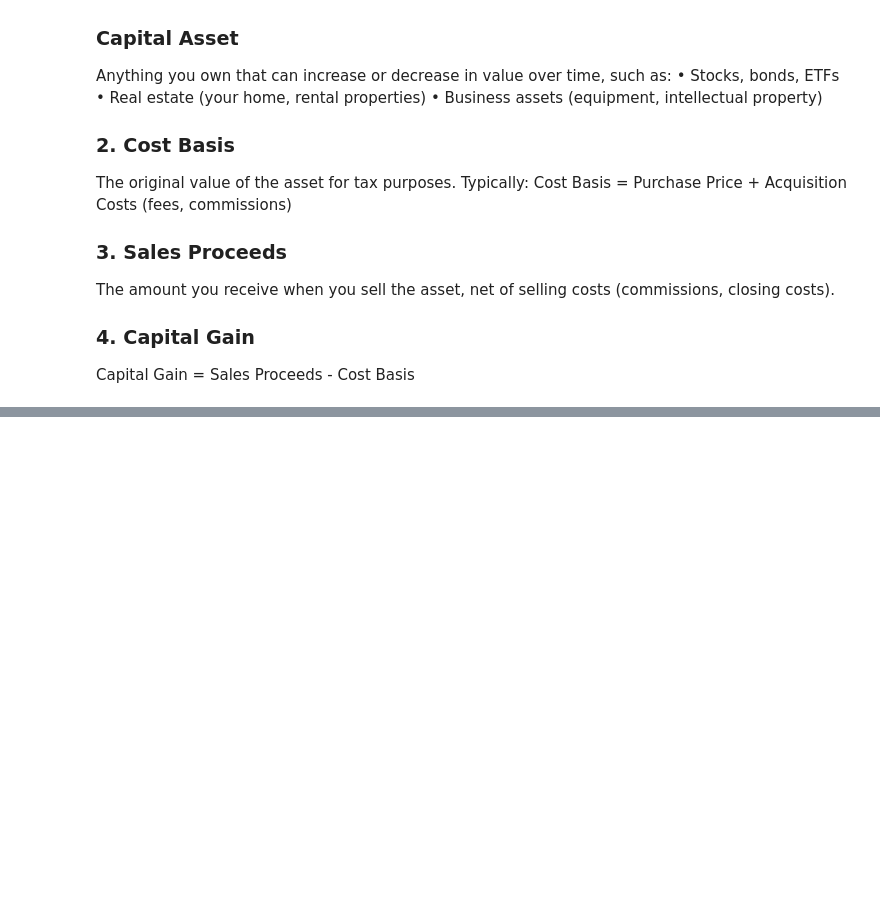
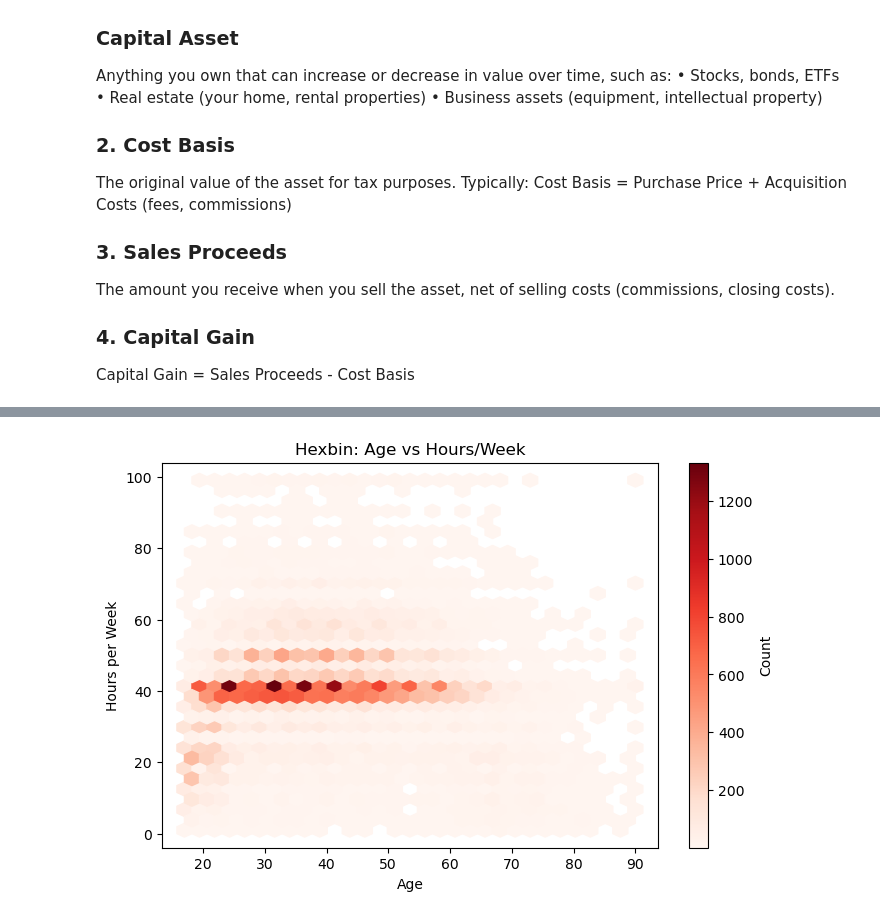
Before and after one commit to ronenhr/2nd_year_project, a Jupyter notebook: Adult_income_project_oreo.ipynb, the cells around one changed output, grey strips where cells are left out. Saved outputs shown, nothing was run; the diff lists cells and outputs as text; code cells hidden in the pictures; blank space fills up the shorter version.

```diff
--- a/Adult_income_project_oreo.ipynb
+++ b/Adult_income_project_oreo.ipynb
@@ -572,0 +577,14 @@ Capital Gain = Sales Proceeds - Cost Basis
+# %%
+plt.figure(figsize=(8,5))
+hb = plt.hexbin(df['age'], df['hours-per-week'],
+                gridsize=30,       # adjust resolution
+                cmap='Reds',
+                mincnt=1)          # hide empty bins
+cb = plt.colorbar(hb)
+cb.set_label('Count')
+plt.xlabel('Age')
+plt.ylabel('Hours per Week')
+plt.title('Hexbin: Age vs Hours/Week')
+plt.show()
+# %% [output]
+[figure, added]
```
Also changed, not shown: parts of 5 cells of this notebook.
